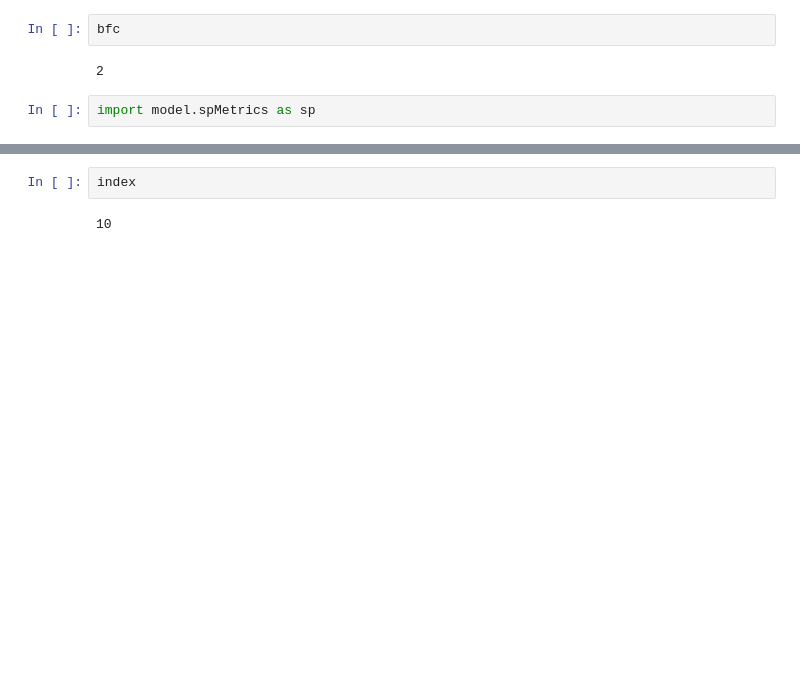
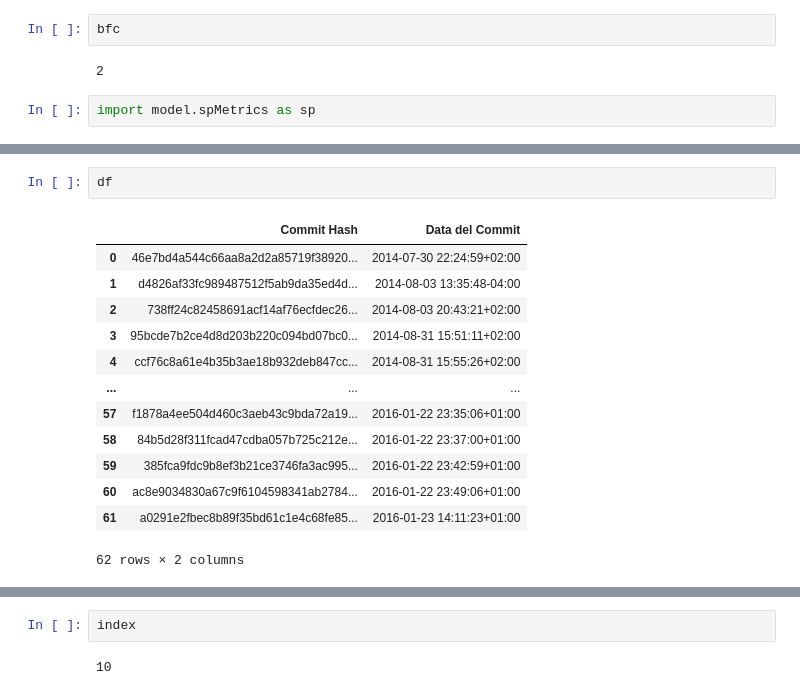
Before and after one commit to CostaMart/ing-soft2, a Jupyter notebook: provepm.ipynb, the cells around one changed output, grey strips where cells are left out. Saved outputs shown, nothing was run; the diff lists cells and outputs as text; blank space fills up the shorter version.

```diff
--- a/provepm.ipynb
+++ b/provepm.ipynb
@@ -253,3 +261,19 @@ result, index , df= sp.generate_ck_metrics(folder = "repository\\fxgraphics2d")
+# %%
+df
+# %% [output]
+|  | Commit Hash | Data del Commit |
+| 0 | 46e7bd4a544c66aa8a2d2a85719f38920... | 2014-07-30 22:24:59+02:00 |
+| 1 | d4826af33fc989487512f5ab9da35ed4d... | 2014-08-03 13:35:48-04:00 |
+| 2 | 738ff24c82458691acf14af76ecfdec26... | 2014-08-03 20:43:21+02:00 |
+| 3 | 95bcde7b2ce4d8d203b220c094bd07bc0... | 2014-08-31 15:51:11+02:00 |
+| 4 | ccf76c8a61e4b35b3ae18b932deb847cc... | 2014-08-31 15:55:26+02:00 |
+| ... | ... | ... |
+| 57 | f1878a4ee504d460c3aeb43c9bda72a19... | 2016-01-22 23:35:06+01:00 |
+| 58 | 84b5d28f311fcad47cdba057b725c212e... | 2016-01-22 23:37:00+01:00 |
+| 59 | 385fca9fdc9b8ef3b21ce3746fa3ac995... | 2016-01-22 23:42:59+01:00 |
+| 60 | ac8e9034830a67c9f6104598341ab2784... | 2016-01-22 23:49:06+01:00 |
+| 61 | a0291e2fbec8b89f35bd61c1e4c68fe85... | 2016-01-23 14:11:23+01:00 |
+62 rows × 2 columns
 # %%
 result
 # %% [output]
```
Also changed, not shown: parts of 5 cells of this notebook, 2 other files.
